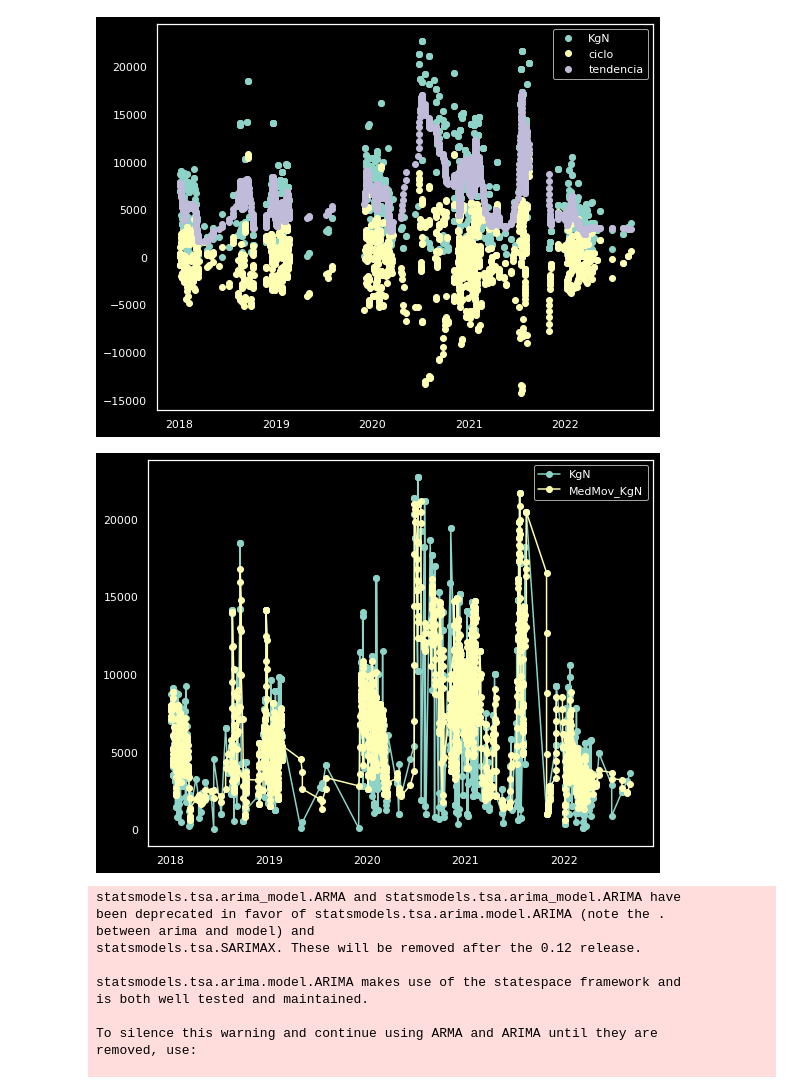
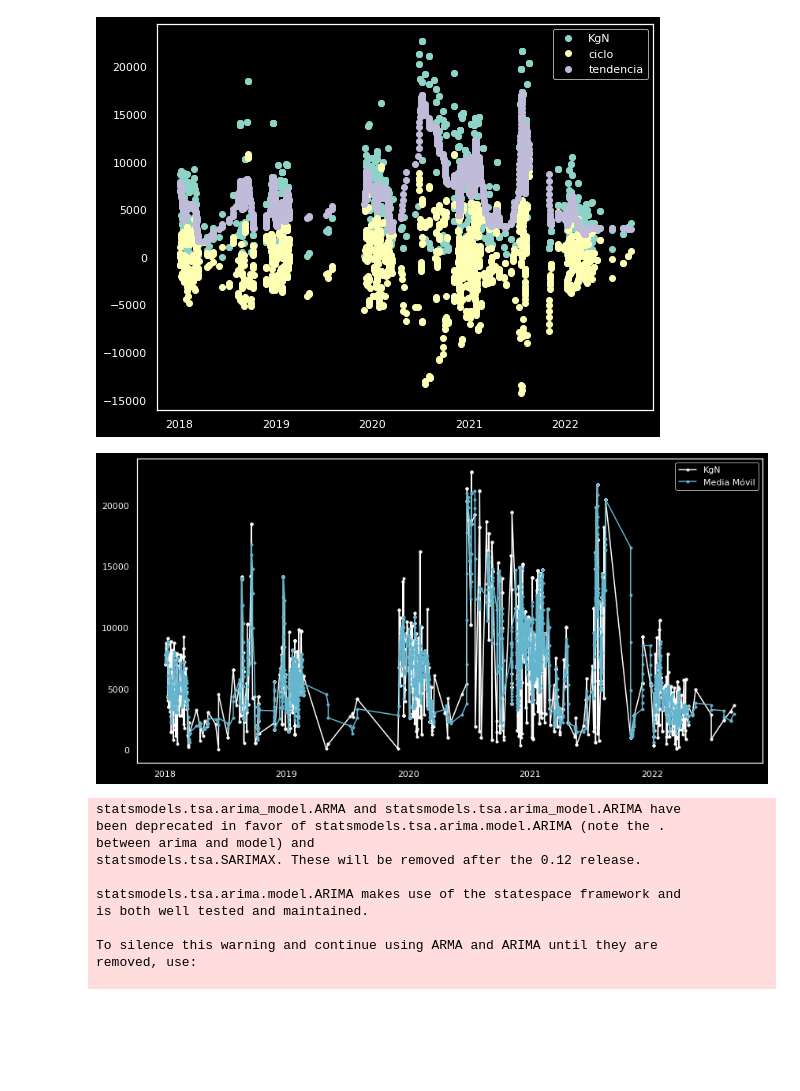
Before and after one commit to GiselePicech/ProcesamientoPesquero, a Jupyter notebook: Pesquera_DEFINITIVO.ipynb, the cells around one changed output. Cells and saved outputs as stored; diff of their text form; code cells hidden in the pictures; blank space fills up the shorter version.

```diff
--- a/Pesquera_DEFINITIVO.ipynb
+++ b/Pesquera_DEFINITIVO.ipynb
@@ -534,17 +536,19 @@ plt.show()
 serieK = dfLangostino['KgN'].squeeze()
 MedMov_KgN = serieK.rolling(window=5).mean()
 dfLangostino['MedMov_KgN'] = MedMov_KgN
-yMV = dfLangostino[['KgN','MedMov_KgN']]
+yMV = dfLangostino[['KgN']]
+yMV1 = dfLangostino[['MedMov_KgN']]
 # %%
 plt.style.use('dark_background')
-plt.plot_date(xS, yMV,linestyle='solid')
-plt.gcf().set_size_inches(8, 6)
+plt.plot_date(xS, yMV,linestyle='solid', marker='.',color='w', label='KgN')
+plt.plot_date(xS, yMV1,linestyle='solid',marker='.', color='c', label='Media Móvil')
+plt.gcf().set_size_inches(12, 6)
 plt.tight_layout()
-plt.legend(yMV)
+plt.legend()
 plt.grid(False)
 plt.show()
 # %% [output]
-[figure, old version]
+[figure, new version]
 # %%
 # ARIMA - Modelo
 modeloK = sm.tsa.arima_model.ARIMA(serieK, order=(1, 0, 0))  #.iloc[1:]
```
Also changed, not shown: parts of 3 cells of this notebook.
